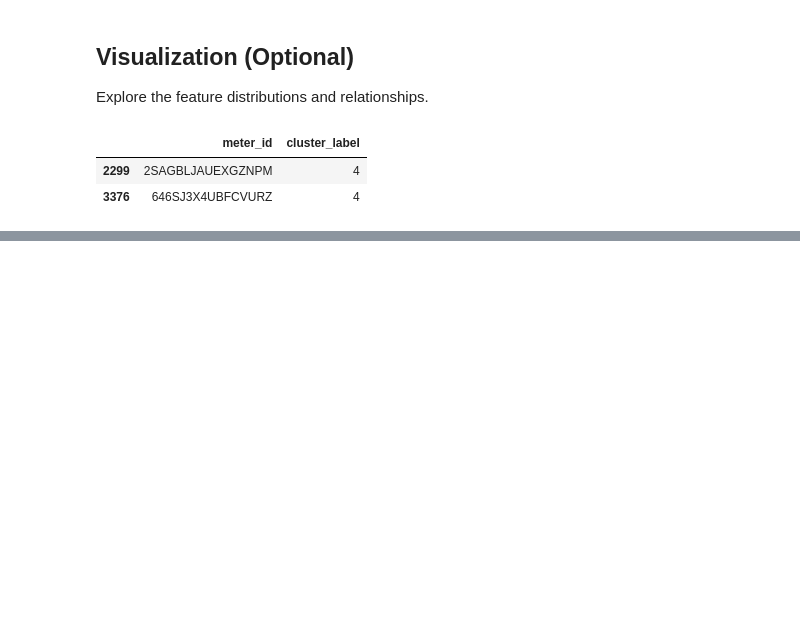
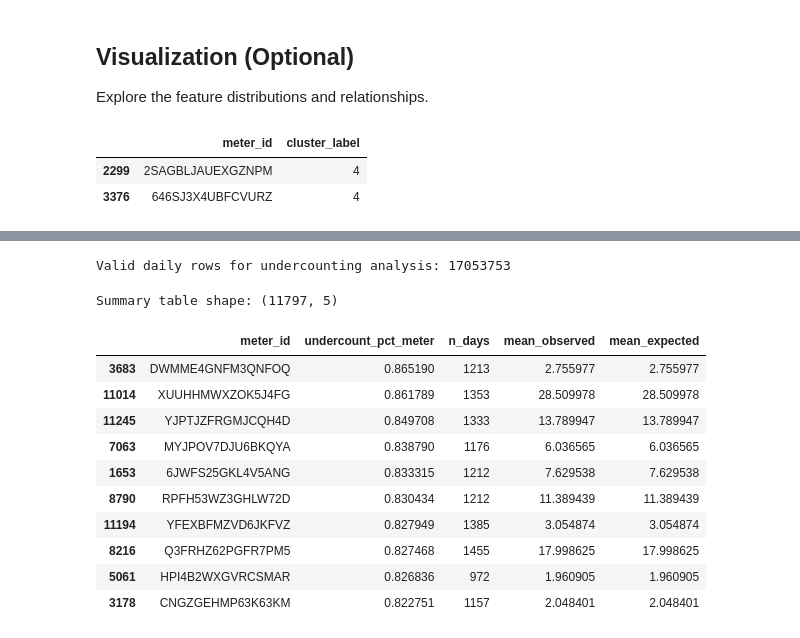
Before and after one commit to aniol-petit/barcelona-water-flow, a Jupyter notebook: data/stage1_kmeans/kmeans_physical.ipynb, the cells around one changed output, grey strips where cells are left out. Saved outputs shown, nothing was run; the diff lists cells and outputs as text; code cells hidden in the pictures; blank space fills up the shorter version.

```diff
--- a/data/stage1_kmeans/kmeans_physical.ipynb
+++ b/data/stage1_kmeans/kmeans_physical.ipynb
@@ -318,0 +450,64 @@ df_clusters.nlargest(10, "canya")
+# %%
+# 3. Compute expected consumption using comparable days
+
+# Group by meter and comparable-day key, then compute mean daily consumption
+comparable_key = ["meter_id", "month", "day_of_week", "is_weekend"]
+
+df_daily_all["expected_consumption"] = (
+    df_daily_all
+    .groupby(comparable_key)["daily_consumption"]
+    .transform("mean")
+)
+
+# Remove days where expected consumption is missing or zero (no comparable days
+# or zero baseline) to avoid division-by-zero issues.
+mask_valid = df_daily_all["expected_consumption"] > 0
+
+df_daily_valid = df_daily_all.loc[mask_valid].copy()
+print("Valid daily rows for undercounting analysis:", df_daily_valid.shape[0])
+# %% [output]
+Valid daily rows for undercounting analysis: 17053753
+# %%
+# 4. Compute daily and per-meter undercounting percentages
+
+# Daily undercount percentage
+# undercount_pct_d = max((expected_d - observed_d) / expected_d, 0)
+
+diff_ratio = (df_daily_valid["expected_consumption"] - df_daily_valid["daily_consumption"]) \
+             / df_daily_valid["expected_consumption"]
+
+df_daily_valid["undercount_pct_d"] = np.clip(diff_ratio, 0, None)
+
+# Per-meter aggregation
+meter_summary = (
+    df_daily_valid
+    .groupby("meter_id")
+    .agg(
+        undercount_pct_meter=("undercount_pct_d", "mean"),
+        n_days=("undercount_pct_d", "size"),
+        mean_observed=("daily_consumption", "mean"),
+        mean_expected=("expected_consumption", "mean"),
+    )
+    .reset_index()
+)
+
+# Sort meters by strongest evidence of undercounting
+meter_summary = meter_summary.sort_values("undercount_pct_meter", ascending=False)
+
+print("Summary table shape:", meter_summary.shape)
+
+# Show top 10 meters with highest undercounting percentage
+meter_summary.head(10)
+# %% [output]
+Summary table shape: (11797, 5)
+|  | meter_id | undercount_pct_meter | n_days | mean_observed | mean_expected |
+| 3683 | DWMME4GNFM3QNFOQ | 0.865190 | 1213 | 2.755977 | 2.755977 |
+| 11014 | XUUHHMWXZOK5J4FG | 0.861789 | 1353 | 28.509978 | 28.509978 |
+| 11245 | YJPTJZFRGMJCQH4D | 0.849708 | 1333 | 13.789947 | 13.789947 |
+| 7063 | MYJPOV7DJU6BKQYA | 0.838790 | 1176 | 6.036565 | 6.036565 |
+| 1653 | 6JWFS25GKL4V5ANG | 0.833315 | 1212 | 7.629538 | 7.629538 |
+| 8790 | RPFH53WZ3GHLW72D | 0.830434 | 1212 | 11.389439 | 11.389439 |
+| 11194 | YFEXBFMZVD6JKFVZ | 0.827949 | 1385 | 3.054874 | 3.054874 |
+| 8216 | Q3FRHZ62PGFR7PM5 | 0.827468 | 1455 | 17.998625 | 17.998625 |
+| 5061 | HPI4B2WXGVRCSMAR | 0.826836 | 972 | 1.960905 | 1.960905 |
+| 3178 | CNGZGEHMP63K63KM | 0.822751 | 1157 | 2.048401 | 2.048401 |
```
Also changed, not shown: parts of 6 cells of this notebook, 36 other files.
